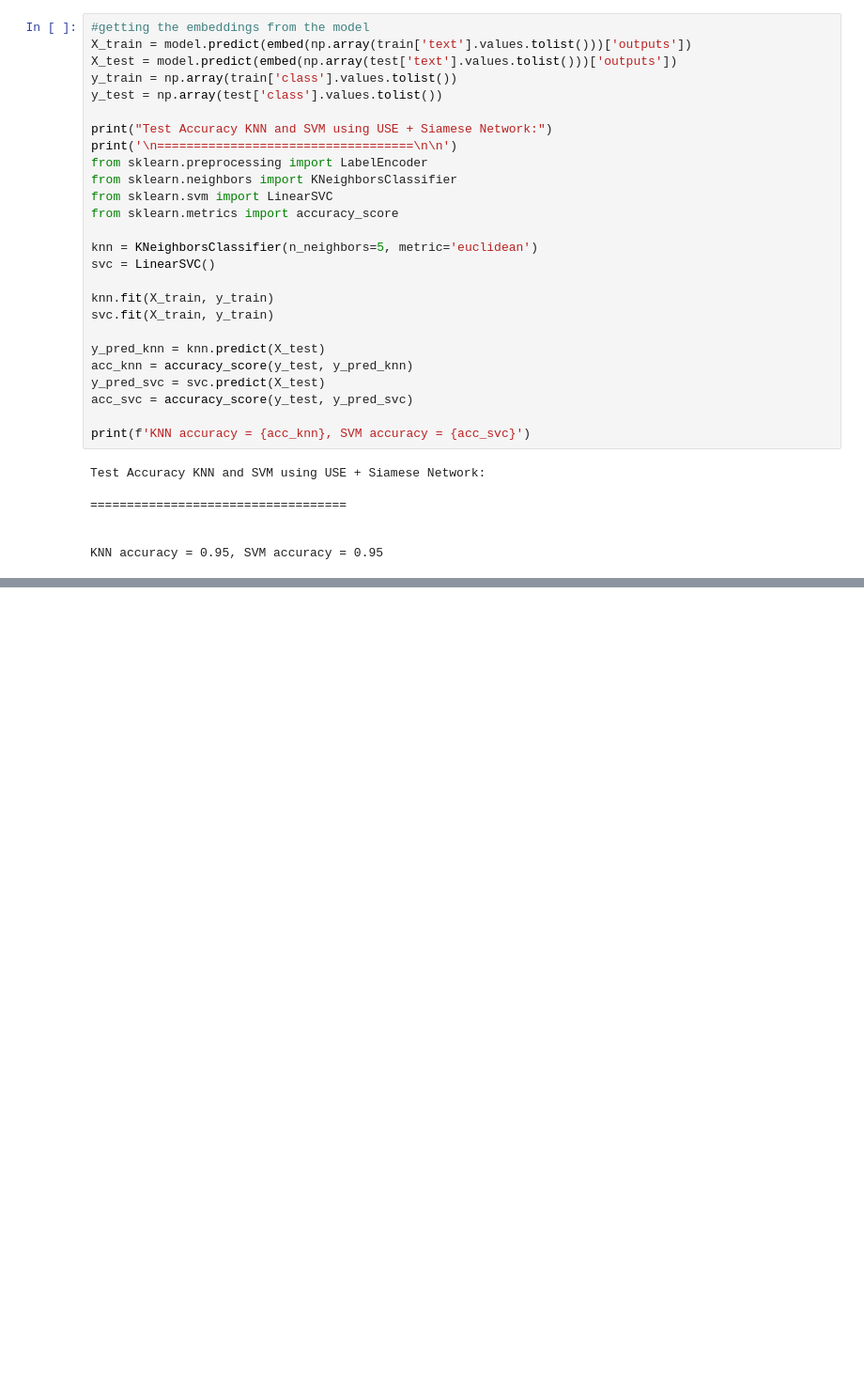
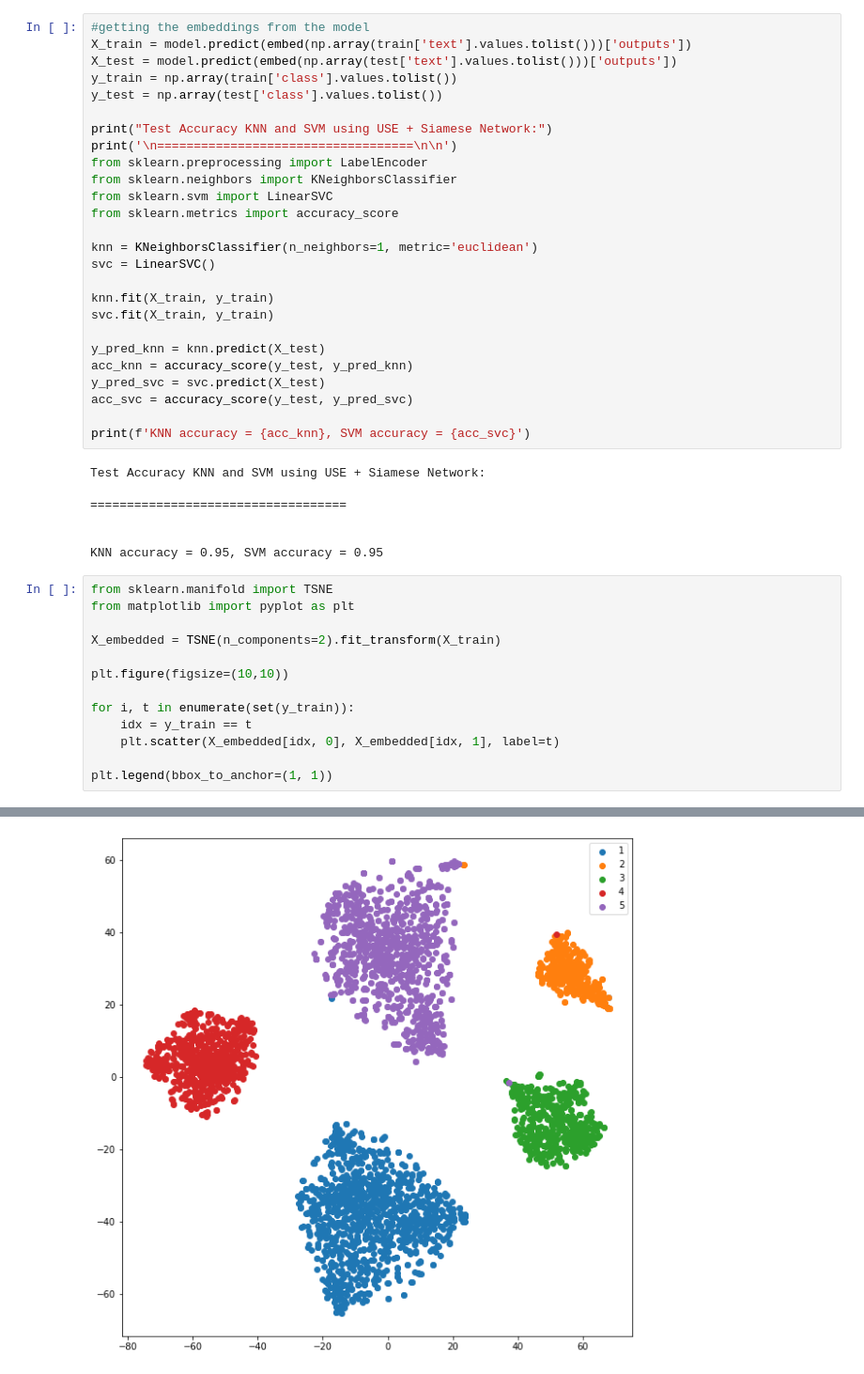
Before and after one commit to waelrash1/DL, a Jupyter notebook: SiameseBERT_SemanticSearch.ipynb, the cells around one changed output, grey strips where cells are left out. Shown: that part at 94% size. Saved outputs shown, nothing was run; the diff lists cells and outputs as text; blank space fills up the shorter version.

```diff
--- a/SiameseBERT_SemanticSearch.ipynb
+++ b/SiameseBERT_SemanticSearch.ipynb
@@ -417,7 +432,7 @@ from sklearn.neighbors import KNeighborsClassifier
 from sklearn.svm import LinearSVC
 from sklearn.metrics import accuracy_score
 
-knn = KNeighborsClassifier(n_neighbors=5, metric='euclidean')
+knn = KNeighborsClassifier(n_neighbors=1, metric='euclidean')
 svc = LinearSVC()
 
 knn.fit(X_train, y_train)
@@ -436,3 +451,17 @@ Test Accuracy KNN and SVM using USE + Siamese Network:
 
 
 KNN accuracy = 0.95, SVM accuracy = 0.95
+# %%
+from sklearn.manifold import TSNE
+from matplotlib import pyplot as plt
+
+X_embedded = TSNE(n_components=2).fit_transform(X_train)
+
+plt.figure(figsize=(10,10))
+
+for i, t in enumerate(set(y_train)):
+    idx = y_train == t
+    plt.scatter(X_embedded[idx, 0], X_embedded[idx, 1], label=t)
+
+plt.legend(bbox_to_anchor=(1, 1))
+# %% [output]
@@ -439,2 +469,3 @@ KNN accuracy = 0.95, SVM accuracy = 0.95
+[figure, added]
 # %%
 from sklearn import metrics
```
Also changed, not shown: parts of 3 cells of this notebook.
